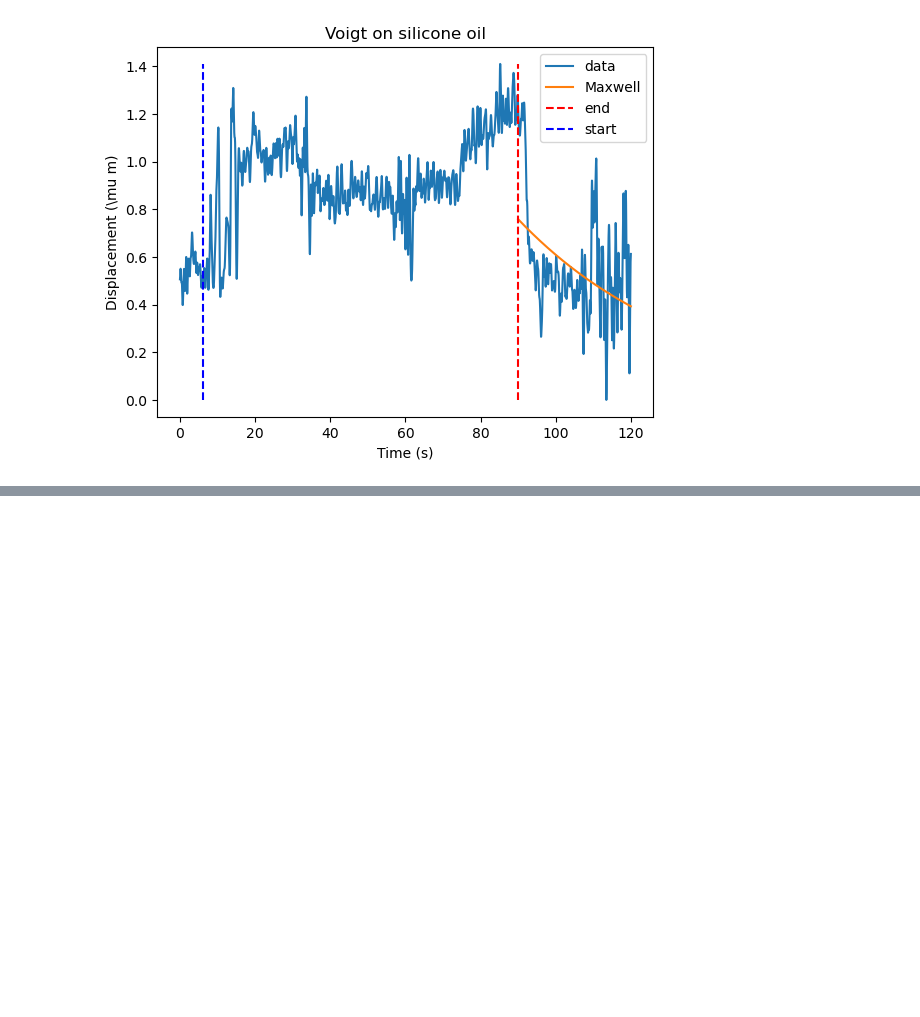
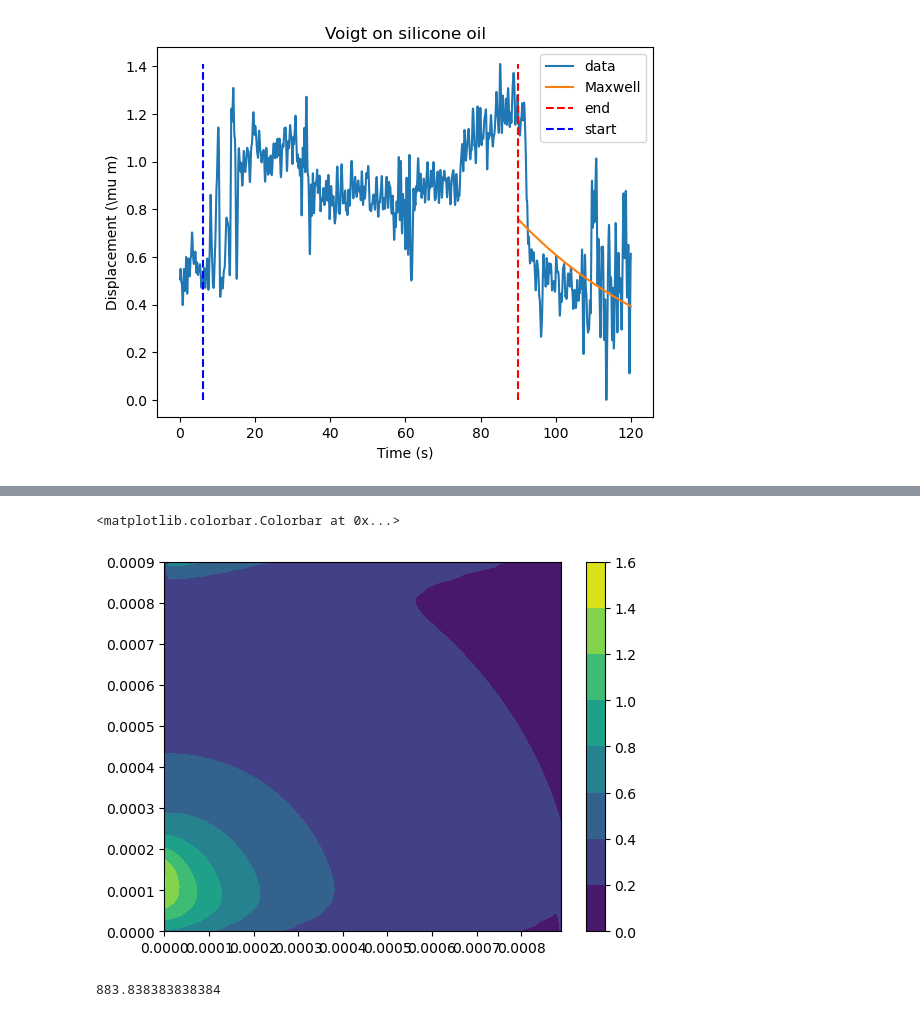
Before and after one commit to ArttuD/MicrorheologyProto, a Jupyter notebook: test.ipynb, the cells around one changed output, grey strips where cells are left out. Cells and saved outputs as stored; diff of their text form; code cells hidden in the pictures; blank space fills up the shorter version.

```diff
--- a/test.ipynb
+++ b/test.ipynb
@@ -164,0 +211,12 @@ tau:  [ 0.49941154 -1.85831945]
+# %%
+xx, yy = np.meshgrid(df["x"].unique(), df["y"].unique())
+data = np.array(df["By"].values).reshape(len(df["y"].unique()),len(df["x"].unique()))
+plt.contourf(yy,xx, data)
+plt.colorbar()
+# %% [output]
+<matplotlib.colorbar.Colorbar at 0x...>
+[figure, added]
+# %%
+3.5/(10*0.3*3.3)*2500
+# %% [output]
+883.838383838384
```
Also changed, not shown: parts of 7 cells of this notebook, 3 other files.
